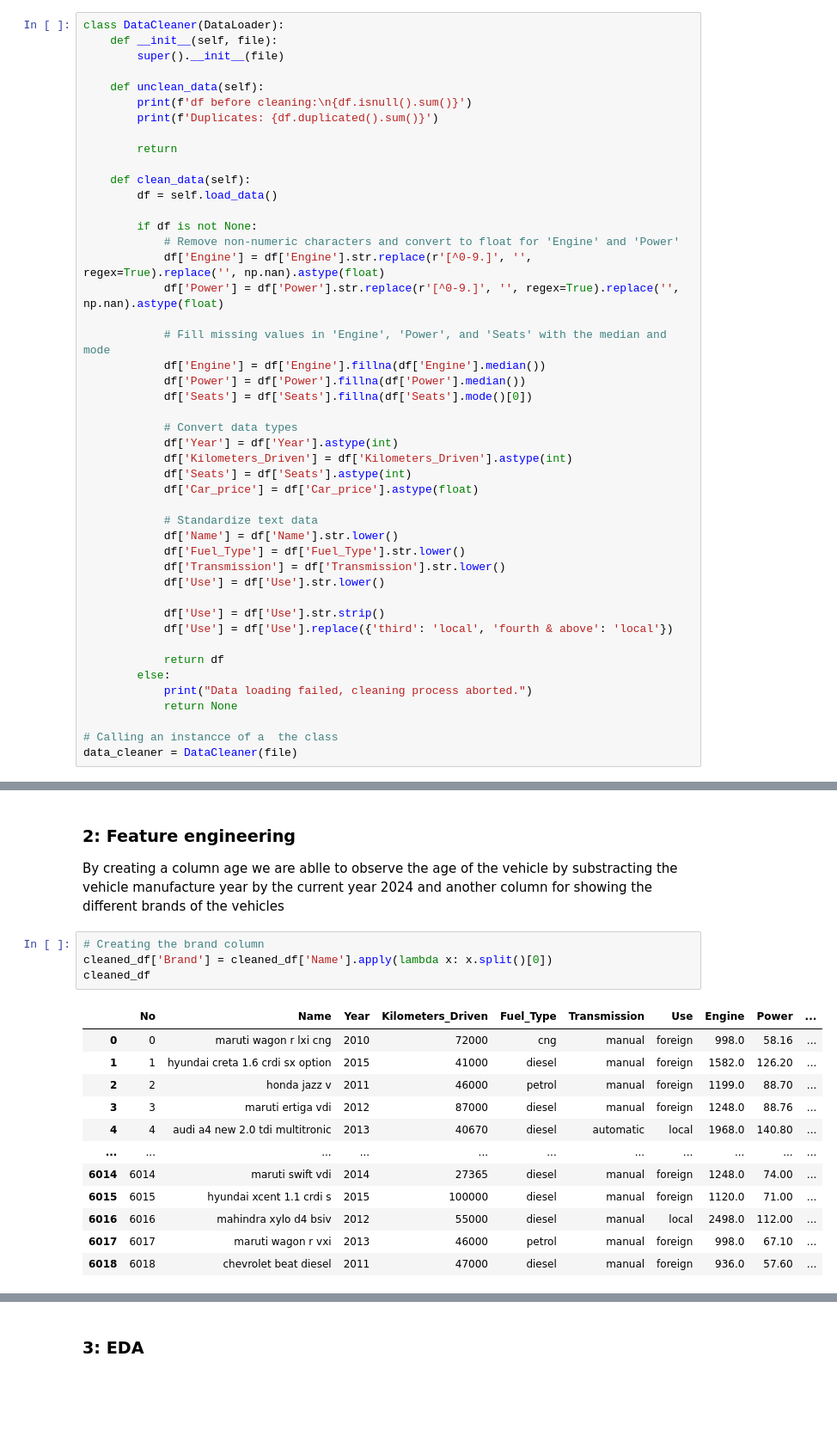
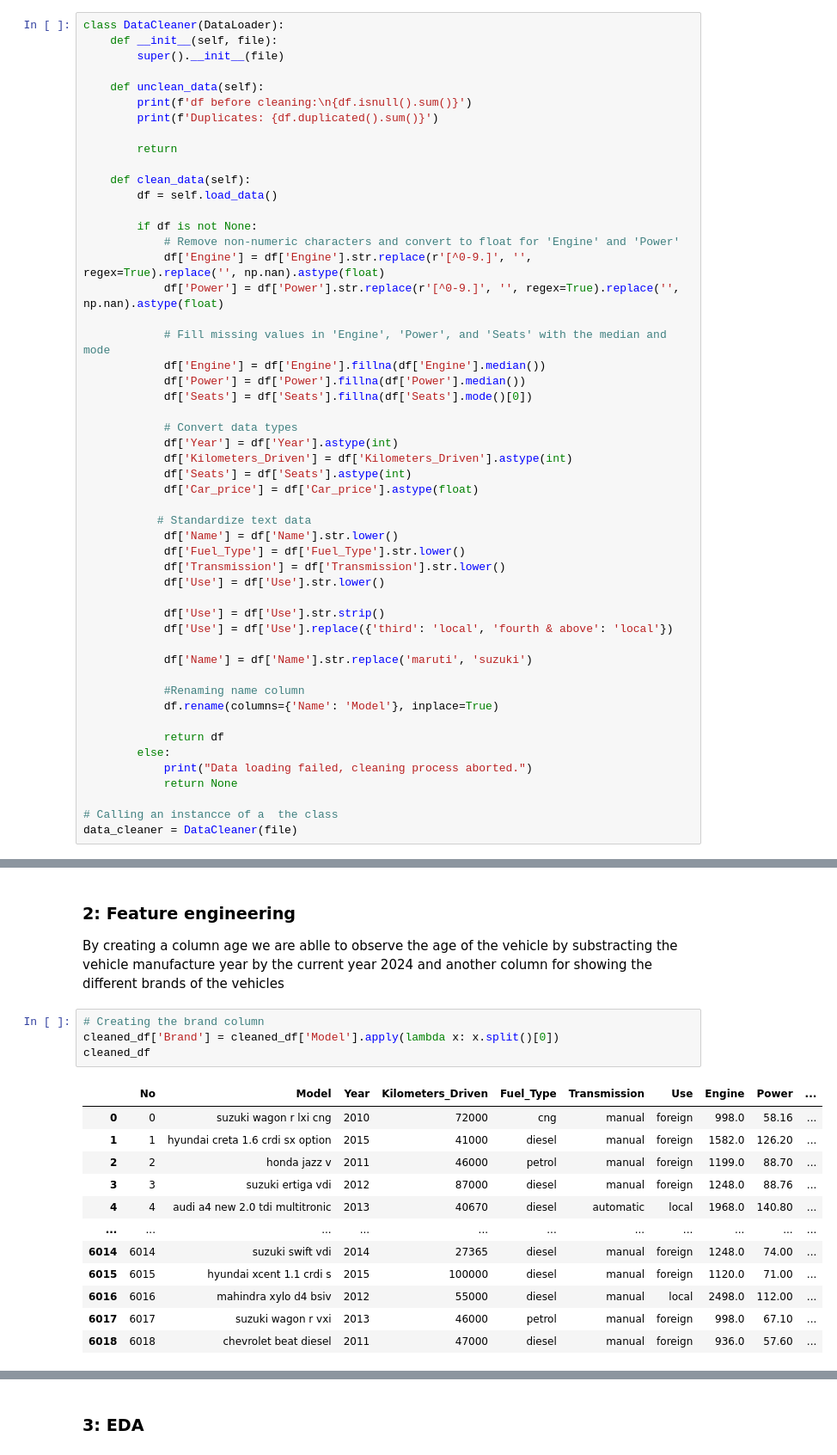
Before and after one commit to jakkkc/car_price, a Jupyter notebook: index.ipynb, the cells around one changed output, grey strips where cells are left out. Shown at 86% size. Drawn from its saved outputs; the diff is of its cells as text; blank space fills up the shorter version.

```diff
--- a/index.ipynb
+++ b/index.ipynb
@@ -231,7 +230,7 @@ class DataCleaner(DataLoader):
             df['Seats'] = df['Seats'].astype(int)
             df['Car_price'] = df['Car_price'].astype(float)
 
-            # Standardize text data
+           # Standardize text data
             df['Name'] = df['Name'].str.lower()
             df['Fuel_Type'] = df['Fuel_Type'].str.lower()
             df['Transmission'] = df['Transmission'].str.lower()
@@ -240,6 +239,11 @@ class DataCleaner(DataLoader):
             df['Use'] = df['Use'].str.strip()
             df['Use'] = df['Use'].replace({'third': 'local', 'fourth & above': 'local'})
 
+            df['Name'] = df['Name'].str.replace('maruti', 'suzuki')
+
+            #Renaming name column
+            df.rename(columns={'Name': 'Model'}, inplace=True)
+
             return df
         else:
             print("Data loading failed, cleaning process aborted.")
@@ -327,20 +331,20 @@ Our data is clean
 By creating a column age we are ablle to observe the age of the vehicle by substracting the vehicle manufacture year by the current year 2024 and another column for showing the different brands of the vehicles
 # %%
 # Creating the brand column
-cleaned_df['Brand'] = cleaned_df['Name'].apply(lambda x: x.split()[0])
+cleaned_df['Brand'] = cleaned_df['Model'].apply(lambda x: x.split()[0])
 cleaned_df
 # %% [output]
-|  | No | Name | Year | Kilometers_Driven | Fuel_Type | Transmission | Use | Engine | Power | ... |
-| 0 | 0 | maruti wagon r lxi cng | 2010 | 72000 | cng | manual | foreign | 998.0 | 58.16 | ... |
+|  | No | Model | Year | Kilometers_Driven | Fuel_Type | Transmission | Use | Engine | Power | ... |
+| 0 | 0 | suzuki wagon r lxi cng | 2010 | 72000 | cng | manual | foreign | 998.0 | 58.16 | ... |
 | 1 | 1 | hyundai creta 1.6 crdi sx option | 2015 | 41000 | diesel | manual | foreign | 1582.0 | 126.20 | ... |
 | 2 | 2 | honda jazz v | 2011 | 46000 | petrol | manual | foreign | 1199.0 | 88.70 | ... |
-| 3 | 3 | maruti ertiga vdi | 2012 | 87000 | diesel | manual | foreign | 1248.0 | 88.76 | ... |
+| 3 | 3 | suzuki ertiga vdi | 2012 | 87000 | diesel | manual | foreign | 1248.0 | 88.76 | ... |
 | 4 | 4 | audi a4 new 2.0 tdi multitronic | 2013 | 40670 | diesel | automatic | local | 1968.0 | 140.80 | ... |
 | ... | ... | ... | ... | ... | ... | ... | ... | ... | ... | ... |
-| 6014 | 6014 | maruti swift vdi | 2014 | 27365 | diesel | manual | foreign | 1248.0 | 74.00 | ... |
+| 6014 | 6014 | suzuki swift vdi | 2014 | 27365 | diesel | manual | foreign | 1248.0 | 74.00 | ... |
 | 6015 | 6015 | hyundai xcent 1.1 crdi s | 2015 | 100000 | diesel | manual | foreign | 1120.0 | 71.00 | ... |
 | 6016 | 6016 | mahindra xylo d4 bsiv | 2012 | 55000 | diesel | manual | local | 2498.0 | 112.00 | ... |
-| 6017 | 6017 | maruti wagon r vxi | 2013 | 46000 | petrol | manual | foreign | 998.0 | 67.10 | ... |
+| 6017 | 6017 | suzuki wagon r vxi | 2013 | 46000 | petrol | manual | foreign | 998.0 | 67.10 | ... |
 | 6018 | 6018 | chevrolet beat diesel | 2011 | 47000 | diesel | manual | foreign | 936.0 | 57.60 | ... |
 6019 rows × 12 columns
 # %%
```
Also changed, not shown: parts of 10 cells of this notebook.
